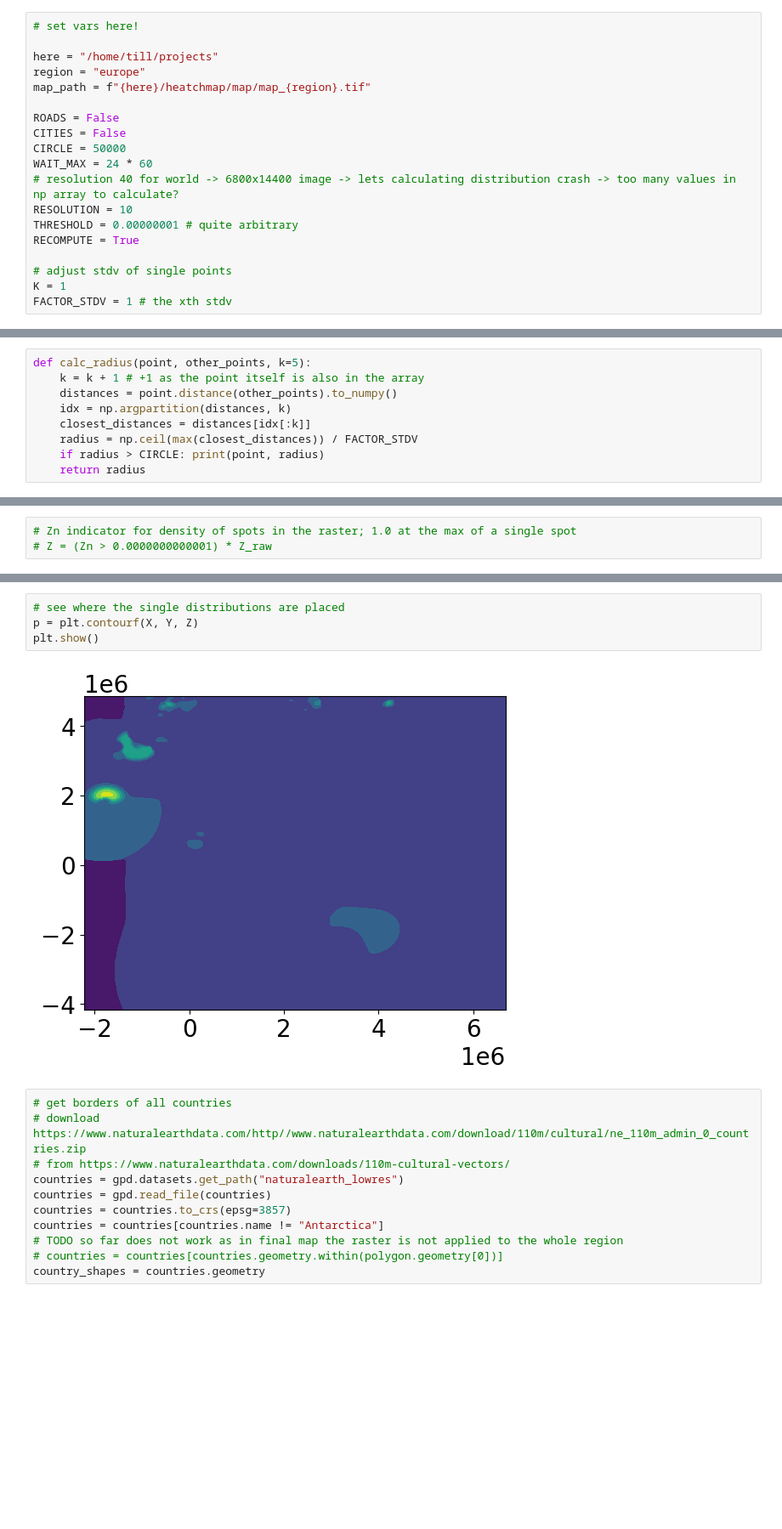
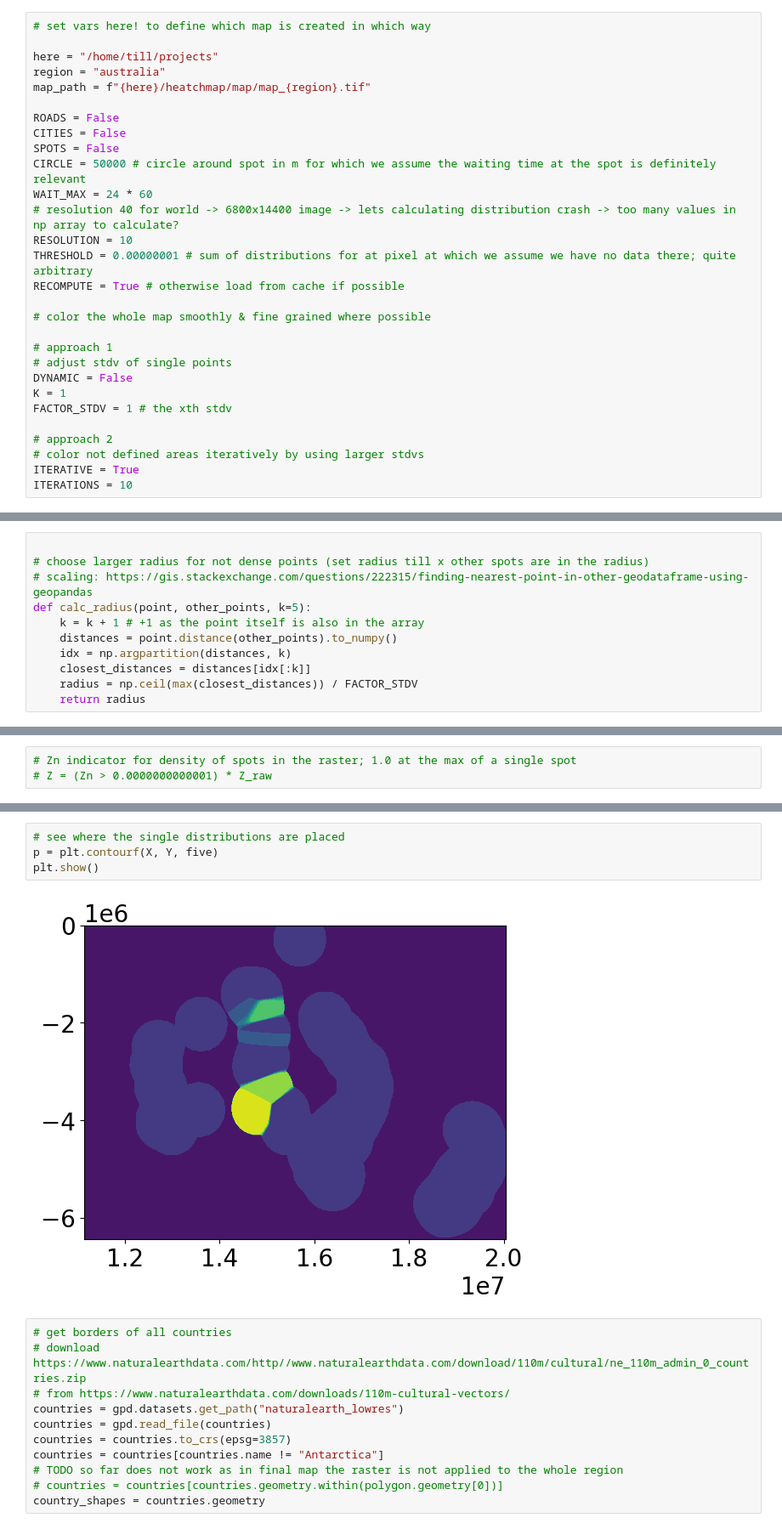
Before and after one commit to tillwenke/heatchmap, a Jupyter notebook: map/map_gpd_rasterio.ipynb, the cells around one changed output, grey strips where cells are left out. Shown at 85% size. Cells and saved outputs as stored; diff of their text form; blank space fills up the shorter version.

Commit message:
intro 2 approaches to color full map smoothly

```diff
--- a/map/map_gpd_rasterio.ipynb
+++ b/map/map_gpd_rasterio.ipynb
@@ -30,24 +30,34 @@ pd.set_option('display.max_colwidth', None)
 pd.set_option('display.max_rows', 500)
 pd.set_option('display.max_columns', 500)
 # %%
-# set vars here!
+# set vars here! to define which map is created in which way
 
 here = "/home/till/projects"
-region = "europe"
+region = "australia"
 map_path = f"{here}/heatchmap/map/map_{region}.tif"
 
 ROADS = False
 CITIES = False
-CIRCLE = 50000
+SPOTS = False
+CIRCLE = 50000 # circle around spot in m for which we assume the waiting time at the spot is definitely relevant
 WAIT_MAX = 24 * 60
 # resolution 40 for world -> 6800x14400 image -> lets calculating distribution crash -> too many values in np array to calculate?
 RESOLUTION = 10
-THRESHOLD = 0.00000001 # quite arbitrary
-RECOMPUTE = True
+THRESHOLD = 0.00000001 # sum of distributions for at pixel at which we assume we have no data there; quite arbitrary
+RECOMPUTE = True # otherwise load from cache if possible
 
+# color the whole map smoothly & fine grained where possible
+
+# approach 1
 # adjust stdv of single points
+DYNAMIC = False
 K = 1
 FACTOR_STDV = 1 # the xth stdv
+
+# approach 2
+# color not defined areas iteratively by using larger stdvs
+ITERATIVE = True
+ITERATIONS = 10
 # %%
 
 def get_points(path):
@@ -150,11 +158,13 @@ if region == "artificial":
 # a = [(n(i) * 45 + n(m-i) * 5) / (n(i) + n(m-i)) for i in range(0, m, 10000)]
 # plt.plot(a)
 # %%
+
+# choose larger radius for not dense points (set radius till x other spots are in the radius)
+# scaling: https://gis.stackexchange.com/questions/222315/finding-nearest-point-in-other-geodataframe-using-geopandas
 def calc_radius(point, other_points, k=5):
     k = k + 1 # +1 as the point itself is also in the array
     distances = point.distance(other_points).to_numpy()
     idx = np.argpartition(distances, k)
     closest_distances = distances[idx[:k]]
     radius = np.ceil(max(closest_distances)) / FACTOR_STDV
-    if radius > CIRCLE: print(point, radius)
     return radius
@@ -366,9 +408,9 @@ Z = Z_raw
 # %%
 # see where the single distributions are placed
-p = plt.contourf(X, Y, Z)
+p = plt.contourf(X, Y, five)
 plt.show()
 # %% [output]
-[figure, old version]
+[figure, new version]
 # %%
 # get borders of all countries
 # download https://www.naturalearthdata.com/http//www.naturalearthdata.com/download/110m/cultural/ne_110m_admin_0_countries.zip
```
Also changed, not shown: parts of 7 cells of this notebook, 3 other files.
